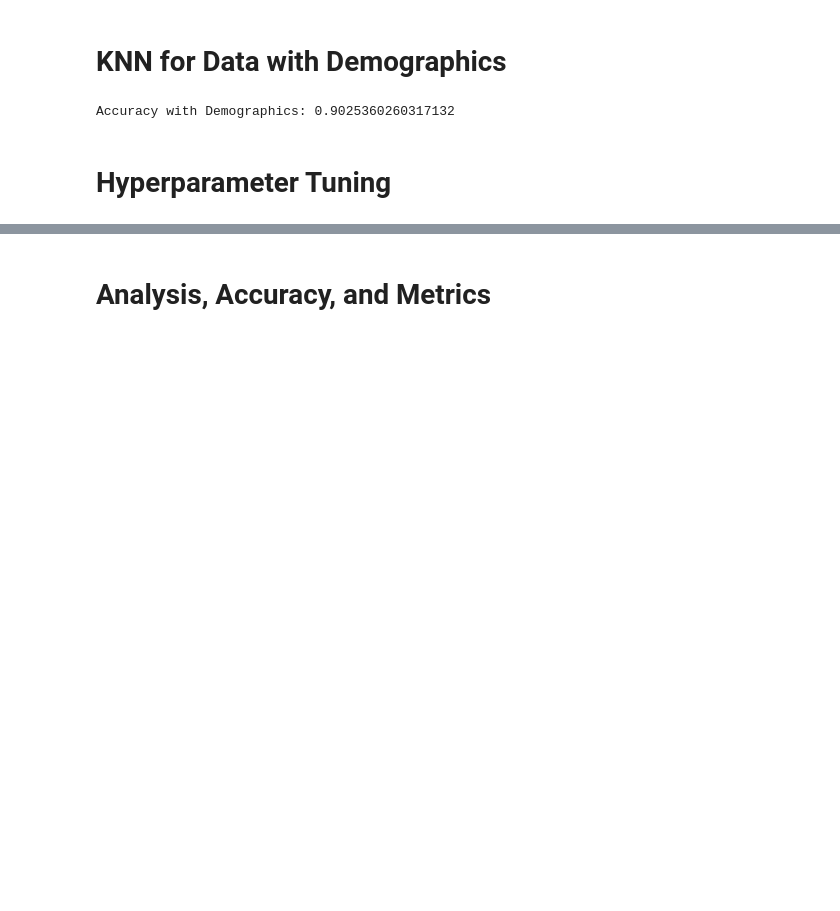
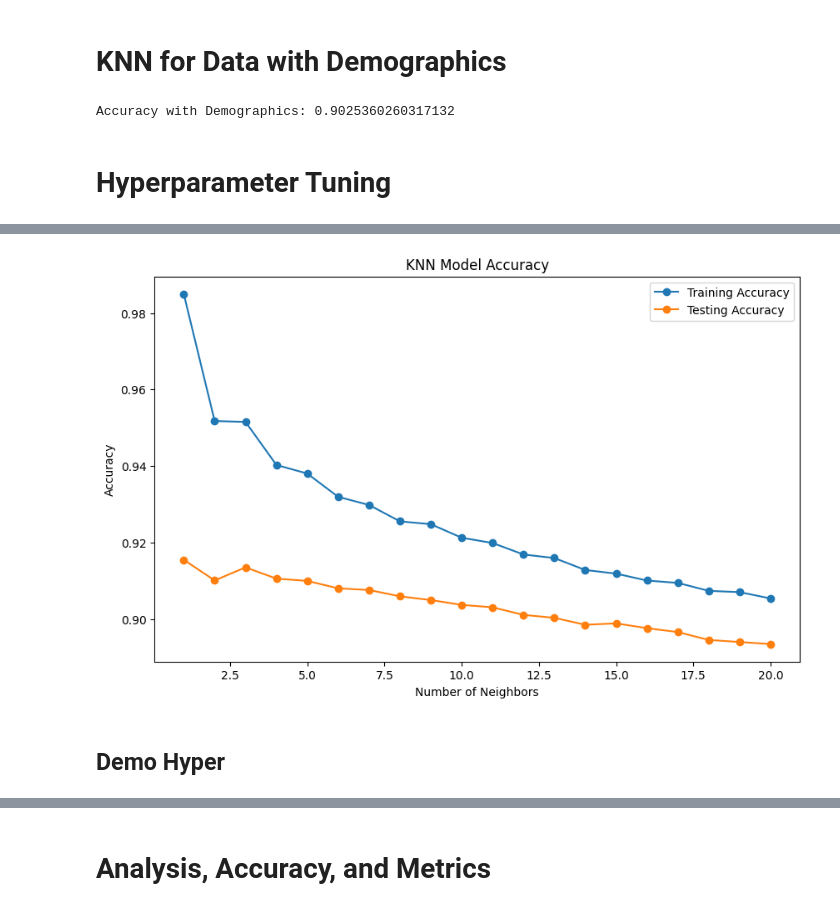
Before and after one commit to annahauk/CS513, a Jupyter notebook: models/KNN.ipynb, the cells around one changed output, grey strips where cells are left out. Saved outputs shown, nothing was run; the diff lists cells and outputs as text; code cells hidden in the pictures; blank space fills up the shorter version.

```diff
--- a/models/KNN.ipynb
+++ b/models/KNN.ipynb
@@ -106,3 +157,27 @@ Best KNN Model: {'metric': 'manhattan', 'n_neighbors': 7, 'weights': 'distance'}
+# %%
+# compare the accuracy on the training and testing sets
+train_accuracy = []
+test_accuracy = []
+
+for i in range(1, 21):
+    knn = KNeighborsClassifier(n_neighbors=i)
+    knn.fit(X_train, y_train)
+
+    train_accuracy.append(knn.score(X_train, y_train))
+    test_accuracy.append(knn.score(X_test, y_test))
+
+plt.figure(figsize=(10,6))
+plt.plot(range(1,21), train_accuracy, label='Training Accuracy', marker='o')
+plt.plot(range(1,21), test_accuracy, label='Testing Accuracy', marker='o')
+plt.ylabel('Accuracy')
+plt.xlabel('Number of Neighbors')
+plt.title('KNN Model Accuracy')
+plt.legend()
+plt.show()
+# %% [output]
+[figure, added]
+# %% [markdown]
+## Demo Hyper
 # %%
 # grid search for KNN model
 from sklearn.model_selection import GridSearchCV
```
Also changed, not shown: parts of 8 cells of this notebook, 1 other file.
